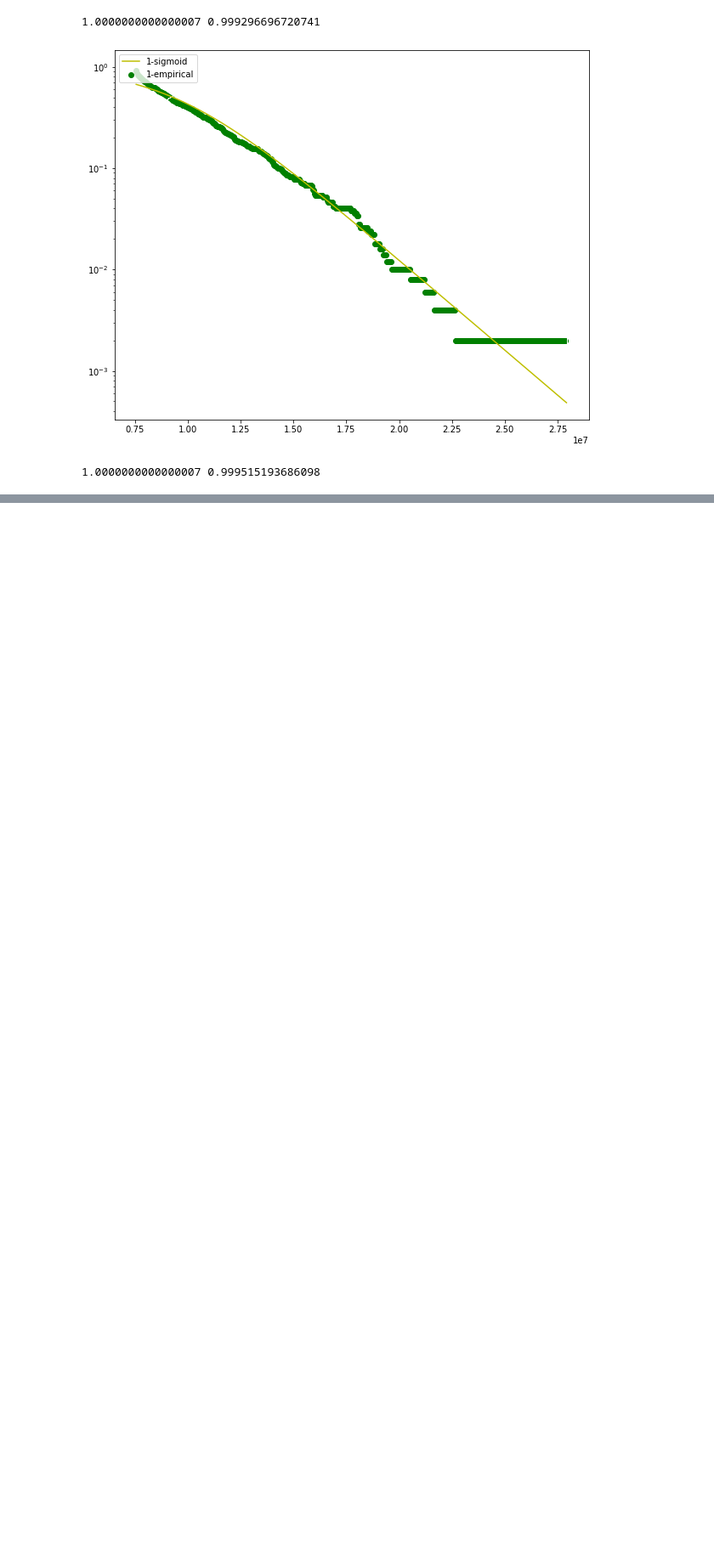
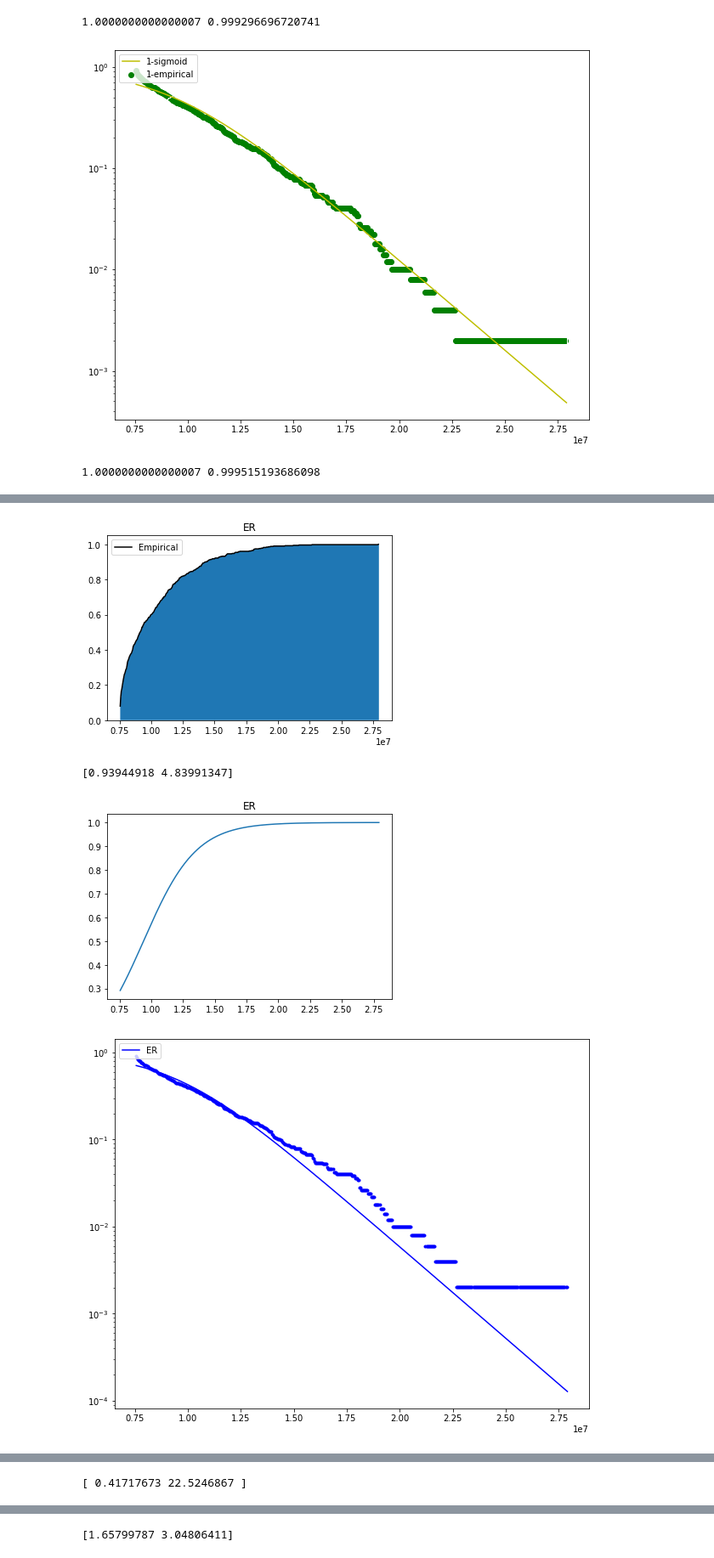
Before and after one commit to hayes-ML-with-PValues/Sigmoids, a Jupyter notebook: Sigmoid.ipynb, the cells around one changed output, grey strips where cells are left out. Shown: that part at 85% size. Drawn from its saved outputs; the diff is of its cells as text; code cells hidden in the pictures; blank space fills up the shorter version.

```diff
--- a/Sigmoid.ipynb
+++ b/Sigmoid.ipynb
@@ -147,0 +245,27 @@ print(MSE(y,y2))
+# %%
+# 2.0:  Plot 1-empirical_CDF and 1-sigmoid
+def plot_pair(x, y, x_scale_factor, func, param, name, color):
+    '''
+    x,y: empirical_NN and probability value
+    x_scale_factor: scaling factor observed to avoid func overflowing
+    func: sigmoid function
+    param: parameters generated by Curve_fit()
+    '''
+    f,ax = plt.subplots(1,1,figsize=(10,8))
+    y2 = func(x/x_scale_factor, *param)
+
+    ax.set_yscale('log')
+
+    ax.scatter(x,1-y, color=color,marker='.')
+    ax.plot(x,1-y2, color=color, label=name)
+    ax.legend(loc='upper left')
+    plt.show()
+# %%
+def sigmoid_preview(x,x_scale_factor,popt,name):
+    y2 = logistic(x/x_scale_factor, *popt)
+    plt.plot(x/x_scale_factor,y2)
+    plt.title(name)
+    plt.show()
+# %%
+factor = [1e7,1e10,1e6,1e9,1e15,1e10,1e11,1e11]
+colors = ['b','g','r','c','m','y','k','brown']
@@ -147,0 +286,17 @@ print(MSE(y,y2))
+# %%
+# empirical NN for each species
+x_s = [0]*8
+y_s = [0]*8
+popt_s = [0]*8
+
+for i in range(len(data_list)):
+    NN_i = data_distance(data_list[i])
+    x_s[i],y_s[i] = plot_empirical_CDF(NN_i,True,data_name[i])
+    popt_s[i] = auto_curve_fit(NN_i, x_s[i], y_s[i], factor[i],logistic)
+    sigmoid_preview(x_s[i],factor[i],popt_s[i],data_name[i])
+    plot_pair(x_s[i],y_s[i],factor[i],logistic,popt_s[i],data_name[i],colors[i])
+# %% [output]
+[figure, added]
+[0.93944918 4.83991347]
+[figure, added]
+[figure, added]
@@ -147,0 +304 @@ print(MSE(y,y2))
+[ 0.41717673 22.5246867 ]
@@ -147,0 +308 @@ print(MSE(y,y2))
+[1.65799787 3.04806411]
```
Also changed, not shown: parts of 25 cells of this notebook.
